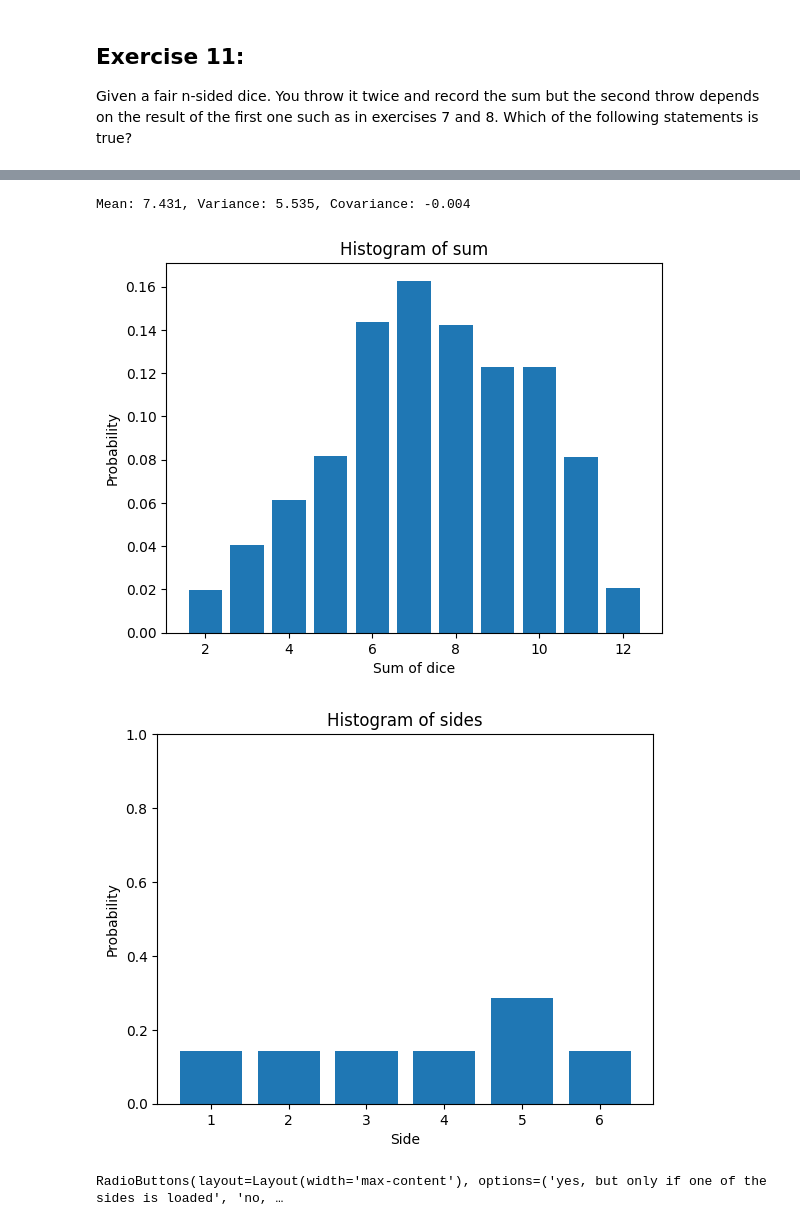
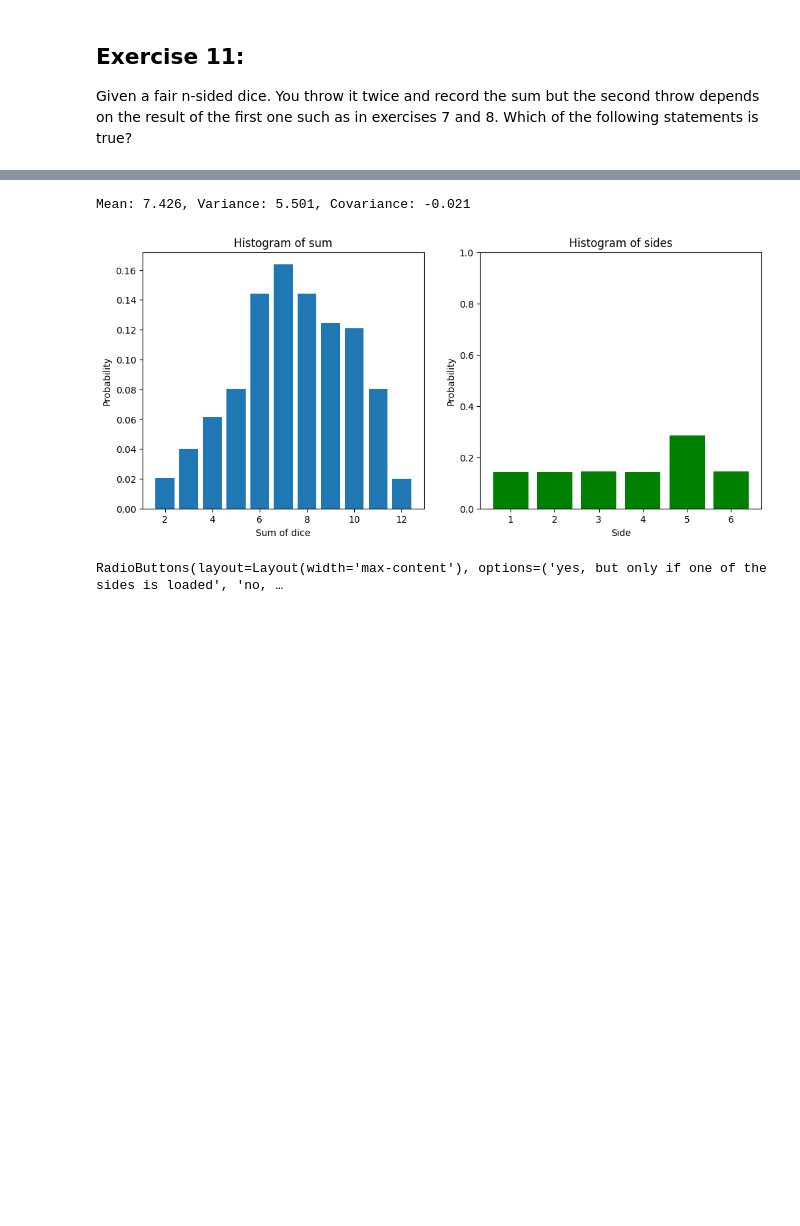
Before and after one commit to hamees-sayed/maths-for-ml-coursera_labs, a Jupyter notebook: module_3_statistics/W2/Assignment/C3_W2_Assignment.ipynb, the cells around one changed output, grey strips where cells are left out. Drawn from its saved outputs; the diff is of its cells as text; code cells hidden in the pictures; blank space fills up the shorter version.

```diff
--- a/module_3_statistics/W2/Assignment/C3_W2_Assignment.ipynb
+++ b/module_3_statistics/W2/Assignment/C3_W2_Assignment.ipynb
@@ -445,37 +445,40 @@ Could you use it to know the probabilities of the dice landing on each side? Whi
 # %%
 # You can use this cell for your calculations (not graded)
 def simulate_loaded_dice(n, loaded_side=0, num_of_throws = 100000):
     if loaded_side:
         probs = [2/7 if i == loaded_side else 1/7 for i in range(1, n+1)]
     else:
         probs = [1/n for i in range(1, n+1)]
     dice_1 = np.random.choice(np.arange(1, n+1), p=probs, size=num_of_throws)
     dice_2 = np.random.choice(np.arange(1, n+1), p=probs, size=num_of_throws)
     sum = dice_1 + dice_2
 
     mean = np.mean(sum)
     variance = np.var(sum)
     covariance = np.cov(dice_1, dice_2)[0, 1]
 
     print(f"Mean: {mean:.3f}, Variance: {variance:.3f}, Covariance: {covariance:.3f} \n")
-    plt.hist(sum, bins=range(2, (2*n)+2), rwidth=0.8, align="left", density=True)
-    plt.xlabel("Sum of dice")
-    plt.ylabel("Probability")
-    plt.title("Histogram of sum")
+
+    fig, ax = plt.subplots(1,2)
+    ax[0].hist(sum, bins=range(2, (2*n)+2), rwidth=0.8, align="left", density=True)
+    ax[0].set_xlabel("Sum of dice")
+    ax[0].set_ylabel("Probability")
+    ax[0].set_title("Histogram of sum")
+
+    ax[1].hist(dice_1, bins=range(1, n+2), rwidth=0.8, align="left", density=True, color="green")
+    ax[1].set_ylim(0, 1)
+    ax[1].set_xlabel("Side")
+    ax[1].set_ylabel("Probability")
+    ax[1].set_title("Histogram of sides")
+
+    fig.set_size_inches(12, 5)
     plt.show()
 
-    plt.hist(dice_1, bins=range(1, n+2), rwidth=0.8, align="left", density=True)
-    plt.ylim(0, 1)
-    plt.xlabel("Side")
-    plt.ylabel("Probability")
-    plt.title("Histogram of sides")
-    plt.show()
 
 simulate_loaded_dice(6, loaded_side=5)
 # %% [output]
-Mean: 7.431, Variance: 5.535, Covariance: -0.004
+Mean: 7.426, Variance: 5.501, Covariance: -0.021
-[figure, old version]
+[figure, new version]
-[figure, removed]
 # %%
 # Run this cell to submit your answer
 utils.exercise_12()
```
Also changed, not shown: parts of 8 cells of this notebook.
